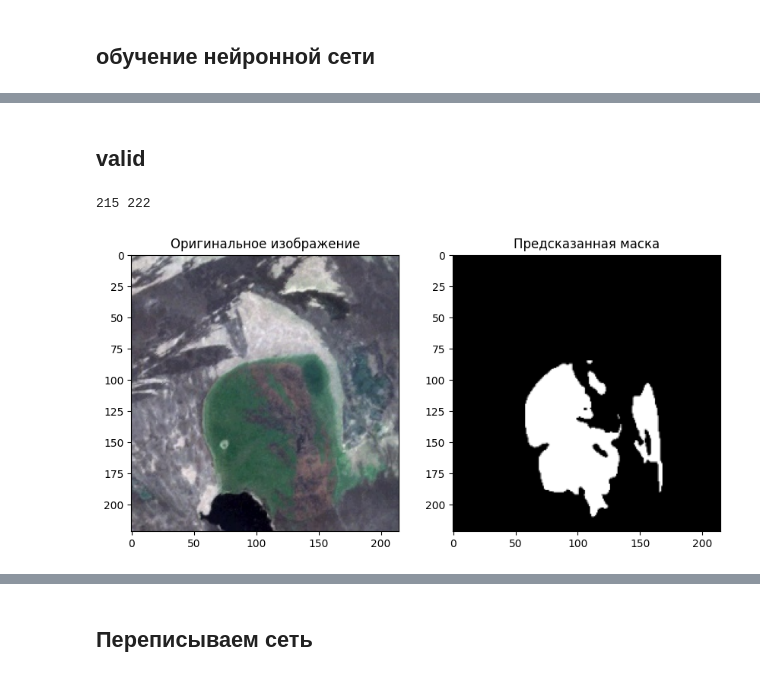
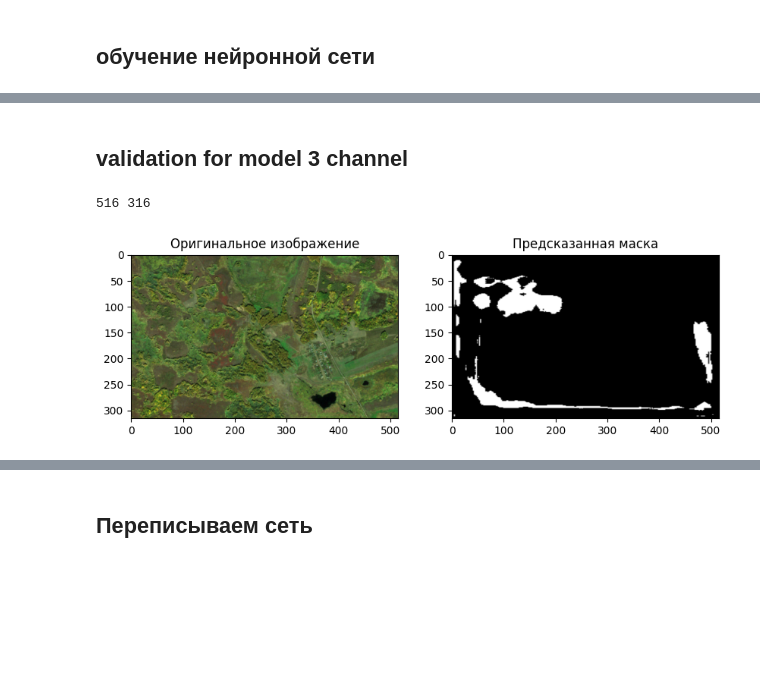
Before and after one commit to Oladiy/forest-fires, a Jupyter notebook: train_script.ipynb, the cells around one changed output, grey strips where cells are left out. Saved outputs shown, nothing was run; the diff lists cells and outputs as text; code cells hidden in the pictures; blank space fills up the shorter version.

Commit message:
add model and train script

```diff
--- a/train_script.ipynb
+++ b/train_script.ipynb
@@ -363,5 +482,20 @@ KeyboardInterrupt:
 # %% [markdown]
-## valid
+## validation for model 3 channel
+# %%
+import torch
+import segmentation_models_pytorch as smp
+
+# Инициализация модели
+model = smp.Unet(encoder_name="efficientnet-b3", encoder_weights=None, in_channels=3, classes=1)
+device = torch.device("cuda" if torch.cuda.is_available() else "cpu")
+# Путь к файлу с весами
+weights_path = "/home/user/projects/co_hack_fires/forest-fires/best_model.pth"
+
+# Загрузка весов
+model.load_state_dict(torch.load(weights_path, map_location=device), strict=False)
+
+# Перевод модели на соответствующее устройство
+model.to(device)
 # %%
 import torch
 from torchvision import transforms
@@ -389,34 +523,33 @@ def predict_image(model, image_path, device):
         # Предсказание
         output = model(image)
 
     pred_mask = output.squeeze().cpu().numpy()  # Извлечение тензора и перевод на CPU
     pred_mask = (pred_mask > 0.05).astype('uint8')  # Бинаризация маски
     pred_mask = pred_mask * 255
     pred_mask = cv2.resize(pred_mask, (H, W))
     return pred_mask
 
 # Визуализация оригинального изображения и предсказанной маски
 def display_results(image_path, pred_mask):
     image = Image.open(image_path).convert('RGB')
 
     fig, axs = plt.subplots(1, 2, figsize=(10, 5))
 
     axs[0].imshow(image)
     axs[0].set_title('Оригинальное изображение')
-
     axs[1].imshow(pred_mask, cmap='gray')
     axs[1].set_title('Предсказанная маска')
 
     plt.show()
 
 device = torch.device("cuda" if torch.cuda.is_available() else "cpu")
 model.to(device)
 
-image_path = "/home/user/projects/co_hack_fires/train/full/train/images/0.jpg"
+image_path = "/home/user/projects/co_hack_fires/test_dataset_minprirody_test_dataset/test_photo_rgb_4channel.png"
 
 predicted_mask = predict_image(model, image_path, device)
 
 display_results(image_path, predicted_mask)
 # %% [output]
-215 222
+516 316
-[figure, old version]
+[figure, new version]
```
Also changed, not shown: parts of 25 cells of this notebook, 1 other file.
